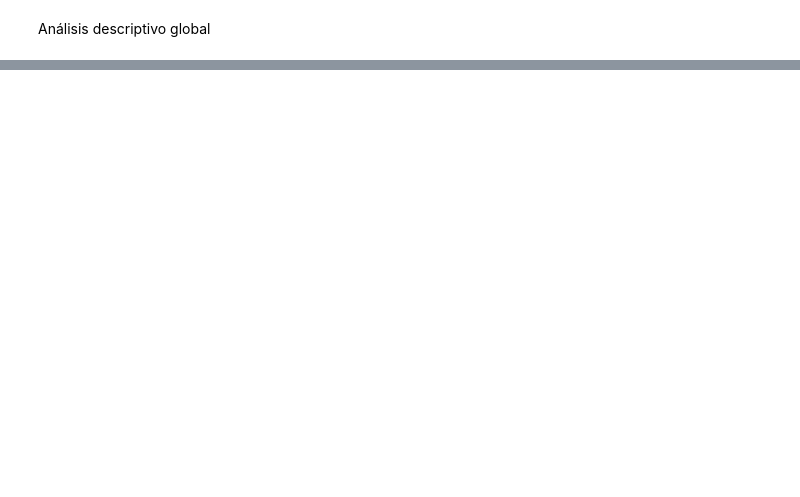
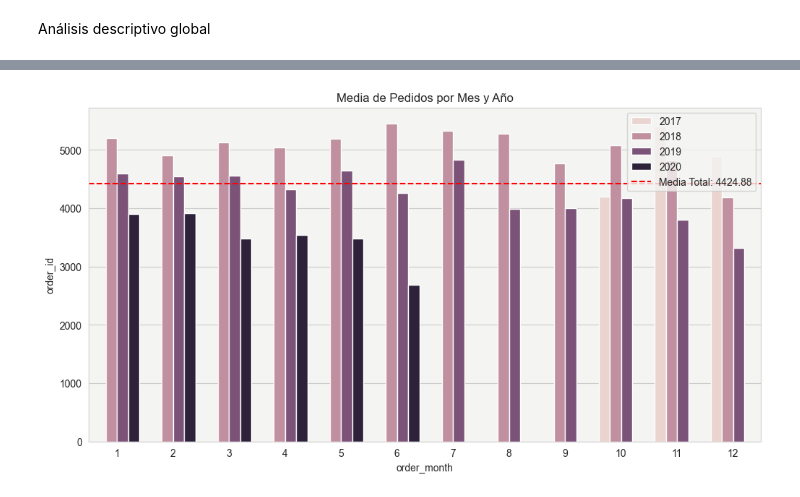
Before and after one commit to Sebastien732/Proyecto_final_EDA_dashboard, a Jupyter notebook: Notebook/exploracion.ipynb, the cells around one changed output, grey strips where cells are left out. Saved outputs shown, nothing was run; the diff lists cells and outputs as text; code cells hidden in the pictures; blank space fills up the shorter version.

```diff
--- a/Notebook/exploracion.ipynb
+++ b/Notebook/exploracion.ipynb
@@ -849,0 +974,26 @@ print("Número de tipos de comidas únicos:", df_final['cuisine'].nunique())
+# %%
+#grafico de barras de la media de pedidos por mes y por año indicando la curva de la media total sobre el periodo completo
+media_pedidos_mes_año = df_full.groupby(['order_year', 'order_month'])['order_id'].nunique().reset_index()
+
+# Aseguramos que order_date sea datetime para evitar TypeError al restar strings
+if df_full['order_date'].dtype == 'object':
+	df_full['order_date'] = pd.to_datetime(df_full['order_date'], errors='coerce')
+
+# calculamos la media total mensual sobre el periodo; evitamos división por cero
+date_min = df_full['order_date'].min()
+date_max = df_full['order_date'].max()
+days_span = (date_max - date_min).days if pd.notnull(date_min) and pd.notnull(date_max) else 0
+if days_span == 0:
+	media_total = round(df_full['order_id'].nunique(), 2)
+else:
+	media_total = round(df_full['order_id'].nunique() / days_span * 30, 2)
+
+plt.figure(figsize=(12, 6))
+sns.barplot(x='order_month', y='order_id', hue='order_year', data=media_pedidos_mes_año)
+plt.axhline(media_total, color='red', linestyle='--', label=f'Media Total: {media_total}')
+plt.title('Media de Pedidos por Mes y Año')
+plt.legend()
+plt.savefig('../Outputs/media_pedidos_mes_año.png')
+plt.show()
+# %% [output]
+[figure, added]
```
Also changed, not shown: parts of 45 cells of this notebook, 6 other files.
